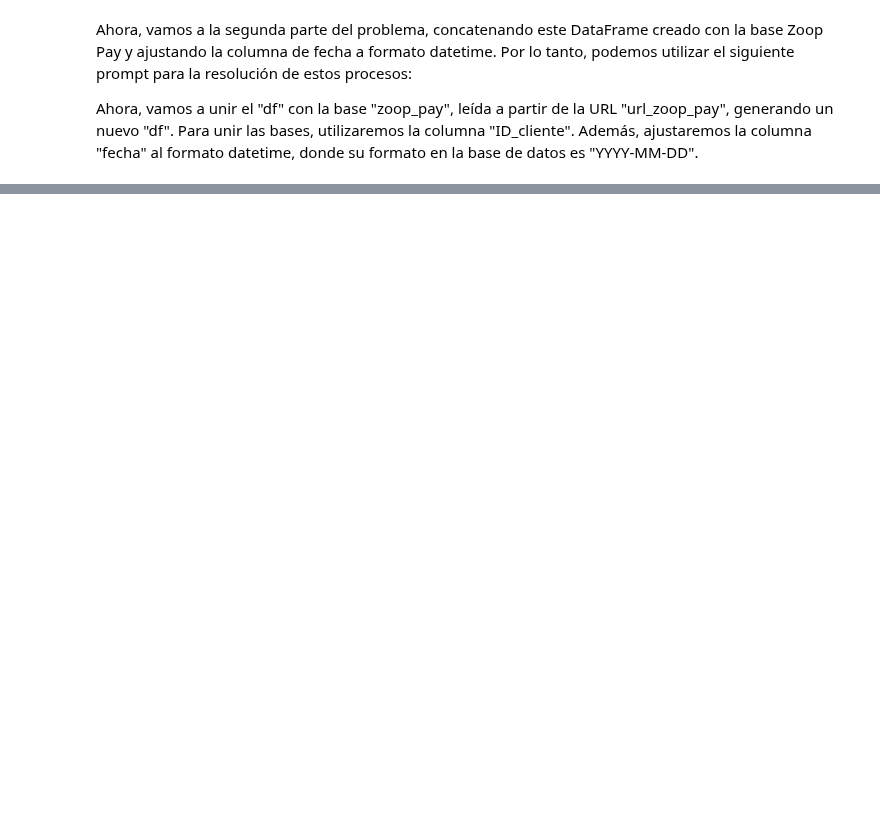
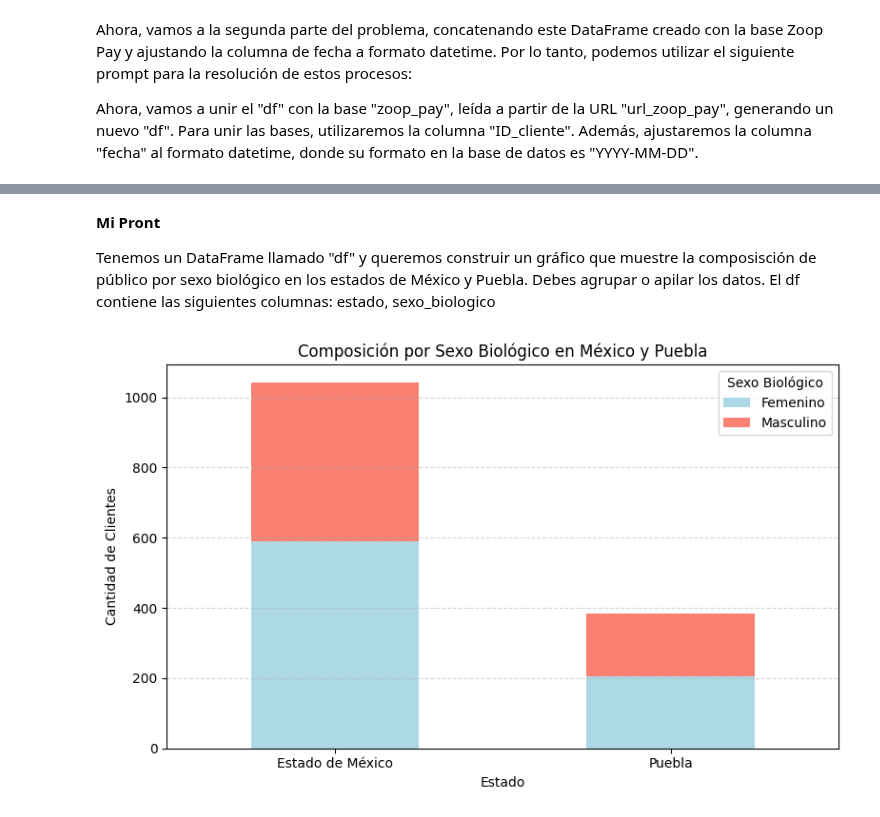
Before and after one commit to Monica-Restrepo/clases-programacion, a Jupyter notebook: Practica_IA.ipynb, the cells around one changed output, grey strips where cells are left out. Drawn from its saved outputs; the diff is of its cells as text; code cells hidden in the pictures; blank space fills up the shorter version.

```diff
--- a/Practica_IA.ipynb
+++ b/Practica_IA.ipynb
@@ -62,0 +128,24 @@ df.head()
+# %% [markdown]
+**Mi Pront**
+
+Tenemos un DataFrame llamado "df" y queremos construir un gráfico que muestre la composisción de público por sexo biológico en los estados de México y Puebla. Debes agrupar o apilar los datos. El df contiene las siguientes columnas: estado, sexo_biologico
+# %%
+# Filtrar correctamente los estados
+df_filtrado = df[df['estado'].isin(['Estado de México', 'Puebla'])]
+
+# Agrupar por estado y sexo, contar
+conteo = df_filtrado.groupby(['estado', 'sexo_biologico']).size().unstack()
+
+# Gráfico de barras apiladas
+conteo.plot(kind='bar', stacked=True, color=['lightblue', 'salmon'], figsize=(8,5))
+
+plt.title('Composición por Sexo Biológico en México y Puebla')
+plt.xlabel('Estado')
+plt.ylabel('Cantidad de Clientes')
+plt.xticks(rotation=0)
+plt.legend(title='Sexo Biológico')
+plt.tight_layout()
+plt.grid(axis='y', linestyle='--', alpha=0.5)
+plt.show()
+# %% [output]
+[figure, added]
```
Also changed, not shown: parts of 32 cells of this notebook.
